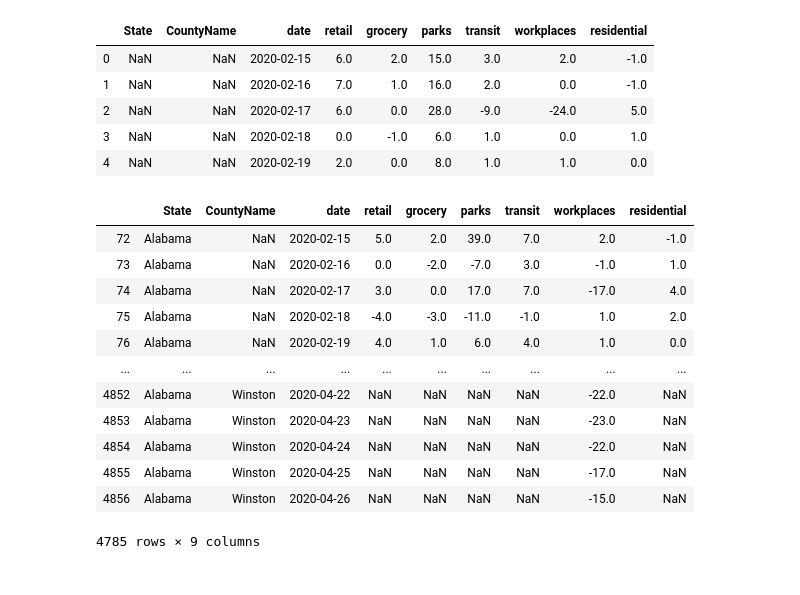
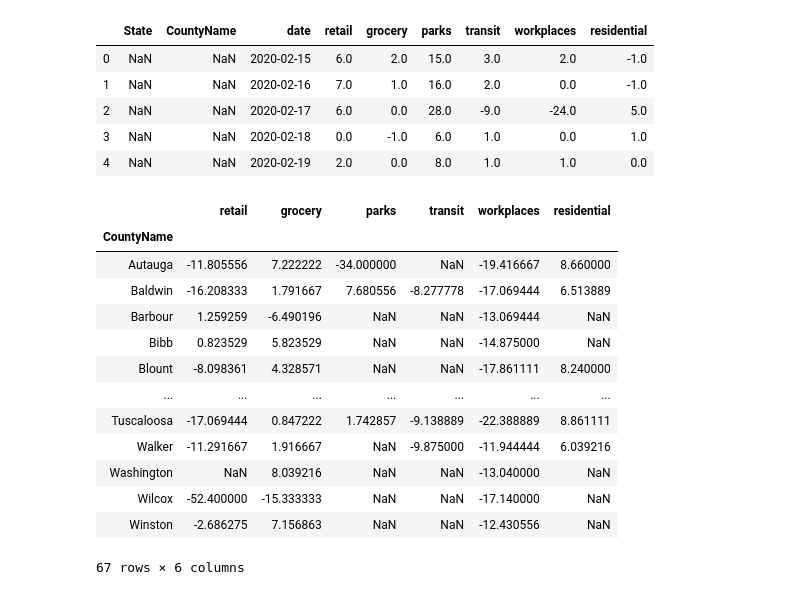
Before and after one commit to joshuaiokua/data100_final-project, a Jupyter notebook: Josh_notebook.ipynb, the cells around one changed output. Cells and saved outputs as stored; diff of their text form; code cells hidden in the pictures.

```diff
--- a/Josh_notebook.ipynb
+++ b/Josh_notebook.ipynb
@@ -176,18 +175,19 @@ mob.head()
 # %%
 mob_test = mob[mob['State'] == 'Alabama']
 mob_test.loc[:, 'CountyName'] = mob_test.loc[:, 'CountyName'].str.replace(' County', '')
-mob_test
+mob_test.iloc[:, 1:].groupby('CountyName').mean()
 # %% [output]
-|  | State | CountyName | date | retail | grocery | parks | transit | workplaces | residential |
-| 72 | Alabama | NaN | 2020-02-15 | 5.0 | 2.0 | 39.0 | 7.0 | 2.0 | -1.0 |
-| 73 | Alabama | NaN | 2020-02-16 | 0.0 | -2.0 | -7.0 | 3.0 | -1.0 | 1.0 |
-| 74 | Alabama | NaN | 2020-02-17 | 3.0 | 0.0 | 17.0 | 7.0 | -17.0 | 4.0 |
-| 75 | Alabama | NaN | 2020-02-18 | -4.0 | -3.0 | -11.0 | -1.0 | 1.0 | 2.0 |
-| 76 | Alabama | NaN | 2020-02-19 | 4.0 | 1.0 | 6.0 | 4.0 | 1.0 | 0.0 |
-| ... | ... | ... | ... | ... | ... | ... | ... | ... | ... |
-| 4852 | Alabama | Winston | 2020-04-22 | NaN | NaN | NaN | NaN | -22.0 | NaN |
-| 4853 | Alabama | Winston | 2020-04-23 | NaN | NaN | NaN | NaN | -23.0 | NaN |
-| 4854 | Alabama | Winston | 2020-04-24 | NaN | NaN | NaN | NaN | -22.0 | NaN |
-| 4855 | Alabama | Winston | 2020-04-25 | NaN | NaN | NaN | NaN | -17.0 | NaN |
-| 4856 | Alabama | Winston | 2020-04-26 | NaN | NaN | NaN | NaN | -15.0 | NaN |
+|  | retail | grocery | parks | transit | workplaces | residential |
+| CountyName |  |  |  |  |  |  |
+| Autauga | -11.805556 | 7.222222 | -34.000000 | NaN | -19.416667 | 8.660000 |
+| Baldwin | -16.208333 | 1.791667 | 7.680556 | -8.277778 | -17.069444 | 6.513889 |
+| Barbour | 1.259259 | -6.490196 | NaN | NaN | -13.069444 | NaN |
+| Bibb | 0.823529 | 5.823529 | NaN | NaN | -14.875000 | NaN |
+| Blount | -8.098361 | 4.328571 | NaN | NaN | -17.861111 | 8.240000 |
+| ... | ... | ... | ... | ... | ... | ... |
+| Tuscaloosa | -17.069444 | 0.847222 | 1.742857 | -9.138889 | -22.388889 | 8.861111 |
+| Walker | -11.291667 | 1.916667 | NaN | -9.875000 | -11.944444 | 6.039216 |
+| Washington | NaN | 8.039216 | NaN | NaN | -13.040000 | NaN |
+| Wilcox | -52.400000 | -15.333333 | NaN | NaN | -17.140000 | NaN |
+| Winston | -2.686275 | 7.156863 | NaN | NaN | -12.430556 | NaN |
-4785 rows × 9 columns
+67 rows × 6 columns
```
Also changed, not shown: parts of 4 cells of this notebook.
